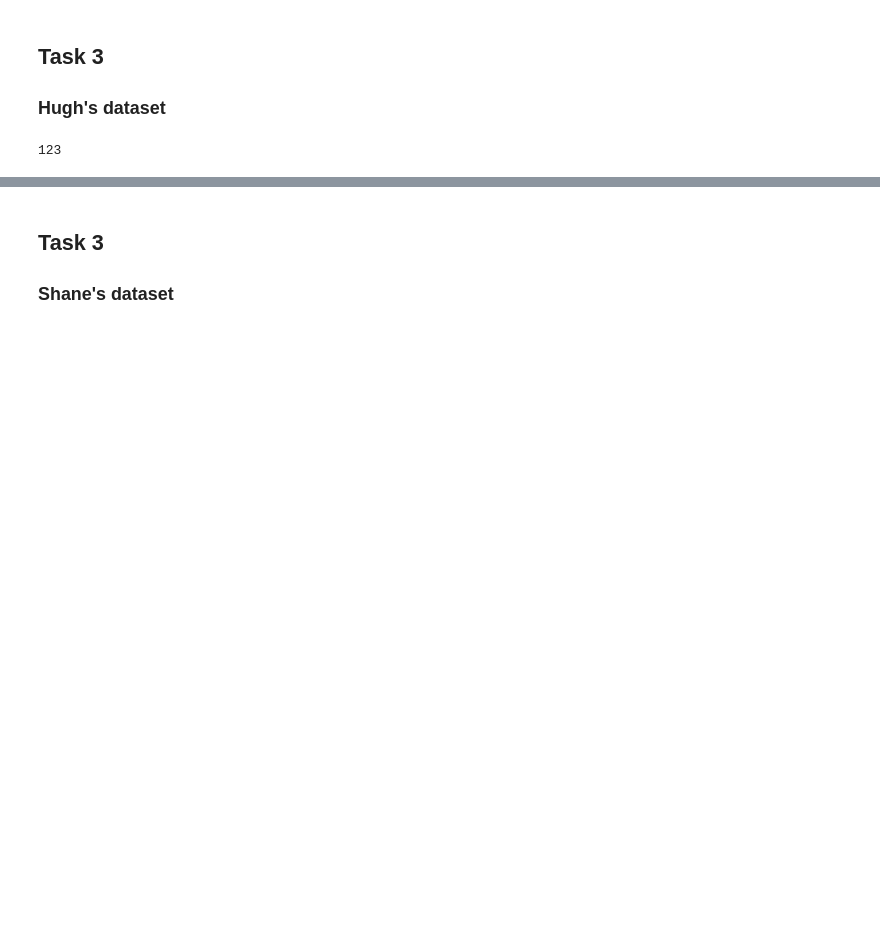
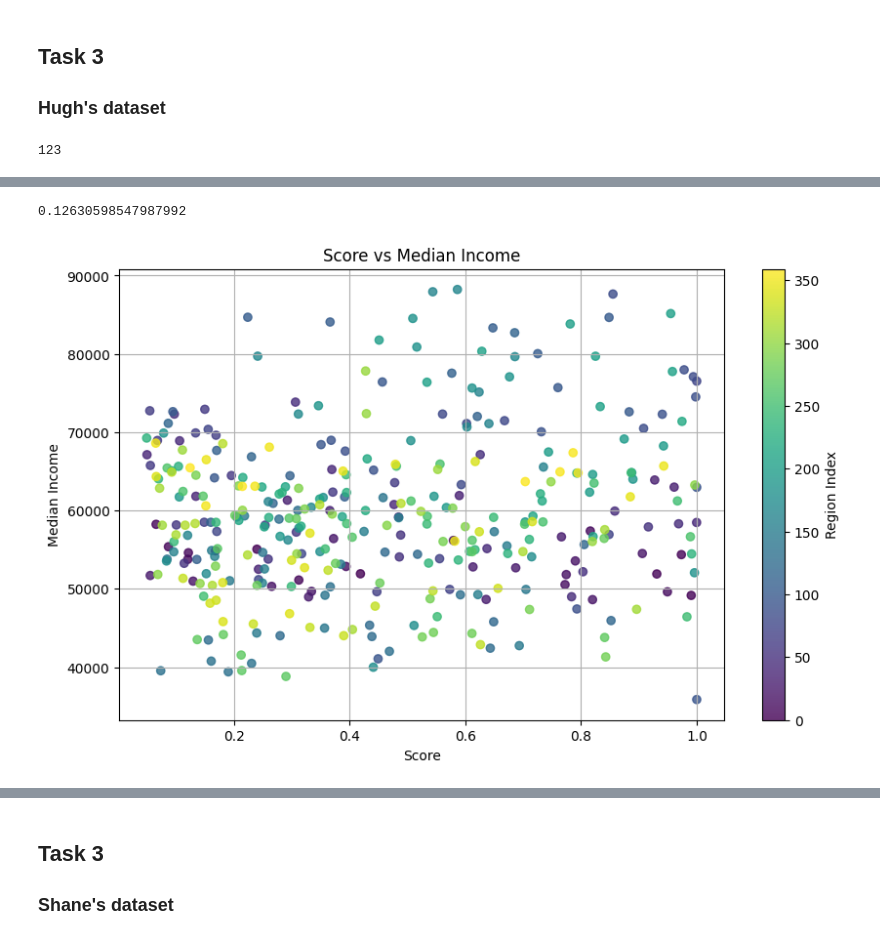
Before and after one commit to horeilly2021/Sydney-Analysis-Python-SQL, a Jupyter notebook: DATA2901_Assignment1.ipynb, the cells around one changed output, grey strips where cells are left out. Drawn from its saved outputs; the diff is of its cells as text; code cells hidden in the pictures; blank space fills up the shorter version.

Commit message:
data viz drafts

```diff
--- a/DATA2901_Assignment1.ipynb
+++ b/DATA2901_Assignment1.ipynb
@@ -818 +821,10 @@ merged_df
 360 rows × 8 columns
+# %%
+sql = """
+SELECT sa2_code, CAST(median_income AS FLOAT) AS median_income
+FROM income
+"""
+income = query(conn, sql)
+income = pd.merge(min_people, income, on='sa2_code', how='left')
+
+score_and_income = pd.merge(merged_df, income, on='sa2_code', how='left')
@@ -818,0 +847,23 @@ merged_df
+# %%
+scores = score_and_income['Score']
+median_incomes = score_and_income['median_income']
+
+correlation_matrix = np.corrcoef(scores, median_incomes)
+correlation_matrix[0,1]
+# %% [output]
+0.12630598547987992
+# %%
+data = score_and_income
+
+# Plot the data
+plt.figure(figsize=(10, 6))
+plt.scatter(data['Score'], data['median_income'], c=data.index, cmap='viridis', alpha=0.8)
+
+plt.xlabel('Score')
+plt.ylabel('Median Income')
+plt.title('Score vs Median Income')
+plt.colorbar(label='Region Index')
+plt.grid(True)
+plt.show()
+# %% [output]
+[figure, added]
```
Also changed, not shown: parts of 15 cells of this notebook, 5 other files.
